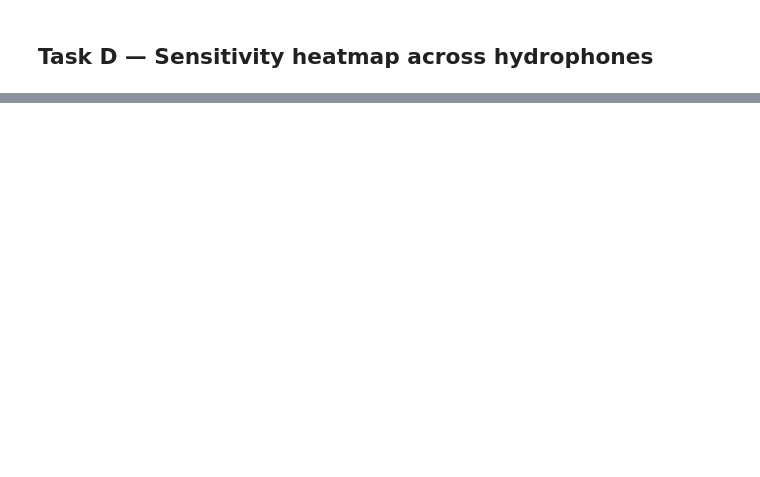
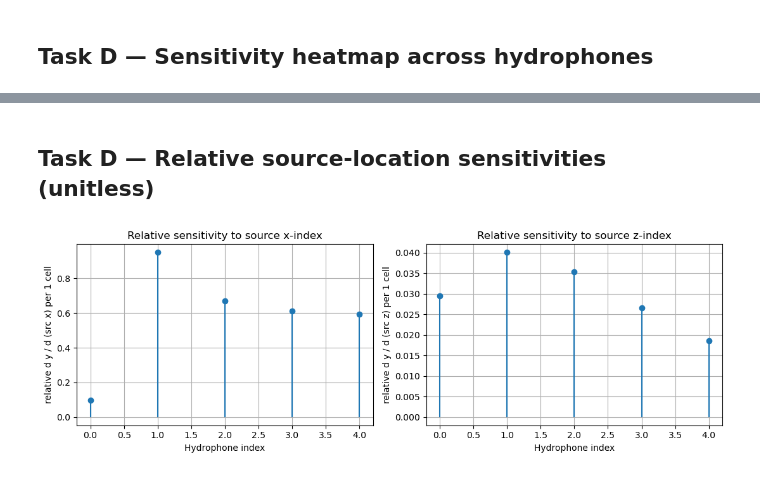
Before and after one commit to cwardlaw8/SonarSim, a Jupyter notebook: PM2.ipynb, the cells around one changed output, grey strips where cells are left out. Saved outputs shown, nothing was run; the diff lists cells and outputs as text; code cells hidden in the pictures; blank space fills up the shorter version.

```diff
--- a/PM2.ipynb
+++ b/PM2.ipynb
@@ -367,0 +456,25 @@ plt.tight_layout(); plt.show()
+# %% [markdown]
+## Task D — Relative source-location sensitivities (unitless)
+# %%
+# Compute unitless relative sensitivities for source indices: (1/y) dy/d(index) * (cell size)
+Nx, Nz, Lx, Lz = 20, 10, 100, 50
+p, *_ = getParam_Sonar(Nx, Nz, Lx, Lz, UseSparseMatrices=True)
+y0 = compute_y(p).flatten()
+S_ix = sens_source_index(p, axis='x').flatten()
+S_iz = sens_source_index(p, axis='z').flatten()
+epsy = 1e-16
+Srel_ix = (S_ix * p['dx']) / (np.abs(y0) + epsy)
+Srel_iz = (S_iz * p['dz']) / (np.abs(y0) + epsy)
+
+fig, ax = plt.subplots(1,2, figsize=(11,3.8))
+ax[0].stem(np.arange(len(Srel_ix)), Srel_ix, basefmt=' ')
+ax[0].set_xlabel('Hydrophone index')
+ax[0].set_ylabel('relative d y / d (src x) per 1 cell')
+ax[0].set_title('Relative sensitivity to source x-index')
+ax[1].stem(np.arange(len(Srel_iz)), Srel_iz, basefmt=' ')
+ax[1].set_xlabel('Hydrophone index')
+ax[1].set_ylabel('relative d y / d (src z) per 1 cell')
+ax[1].set_title('Relative sensitivity to source z-index')
+plt.tight_layout(); plt.show()
+# %% [output]
+[figure, added]
```
Also changed, not shown: parts of 17 cells of this notebook.
